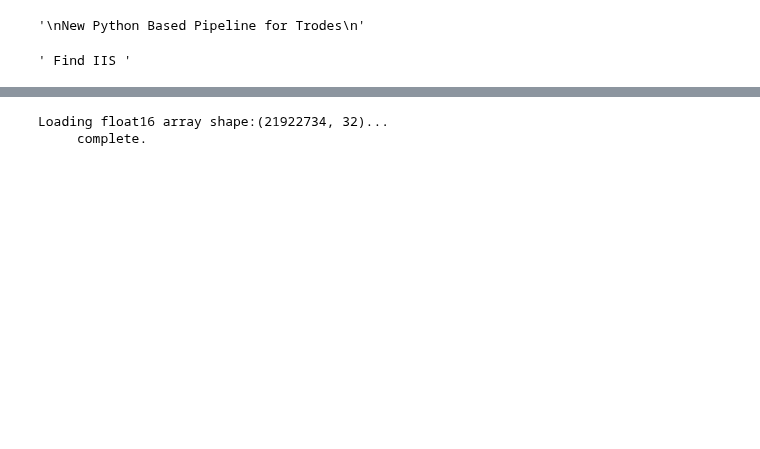
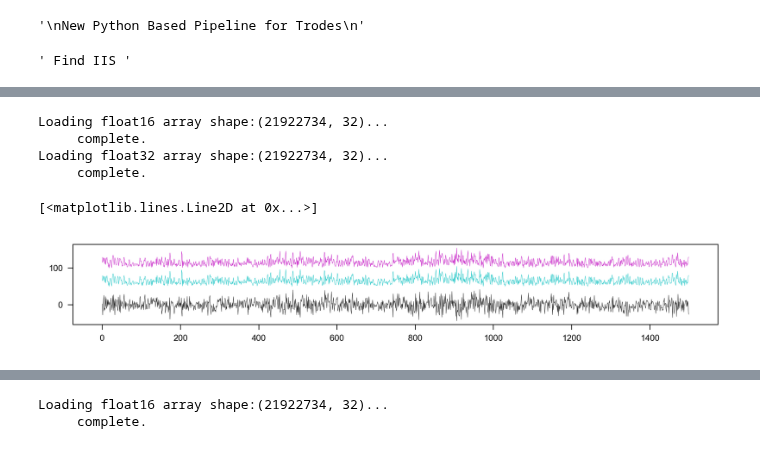
Before and after one commit to dtabuena/Workshop, a Jupyter notebook: Py_trodes/PyTrodes_Pipeline_.ipynb, the cells around one changed output, grey strips where cells are left out. Saved outputs shown, nothing was run; the diff lists cells and outputs as text; code cells hidden in the pictures; blank space fills up the shorter version.

```diff
--- a/Py_trodes/PyTrodes_Pipeline_.ipynb
+++ b/Py_trodes/PyTrodes_Pipeline_.ipynb
@@ -152,3 +179,21 @@ plot_sample_wave(lfp_disk_array,downsampled_rate)
+# %%
+lfp_disk_array = load_npy_to_memmap(ripfilt_npy_filename)
+x0 = lfp_disk_array[:,13]
+lfp_disk_array = load_npy_to_memmap(hilb_npy_filename)
+x1 = lfp_disk_array[:,13]
+x2 = np.abs(sci.signal.hilbert(x0,axis=0))
+d = 1500
+fig,ax=plt.subplots(figsize=(8,1))
+ax.plot(x0[:d],color='k',linewidth=.2)
+ax.plot(x1[:d]+50,color='c',linewidth=.2)
+ax.plot(x2[:d]+100,color='m',linewidth=.2)
+# %% [output]
+Loading float16 array shape:(21922734, 32)...
+     complete.
+Loading float32 array shape:(21922734, 32)...
+     complete.
+[<matplotlib.lines.Line2D at 0x...>]
+[figure, added]
 # %%
 """
 Hilbert Envelope
```
Also changed, not shown: parts of 14 cells of this notebook.
